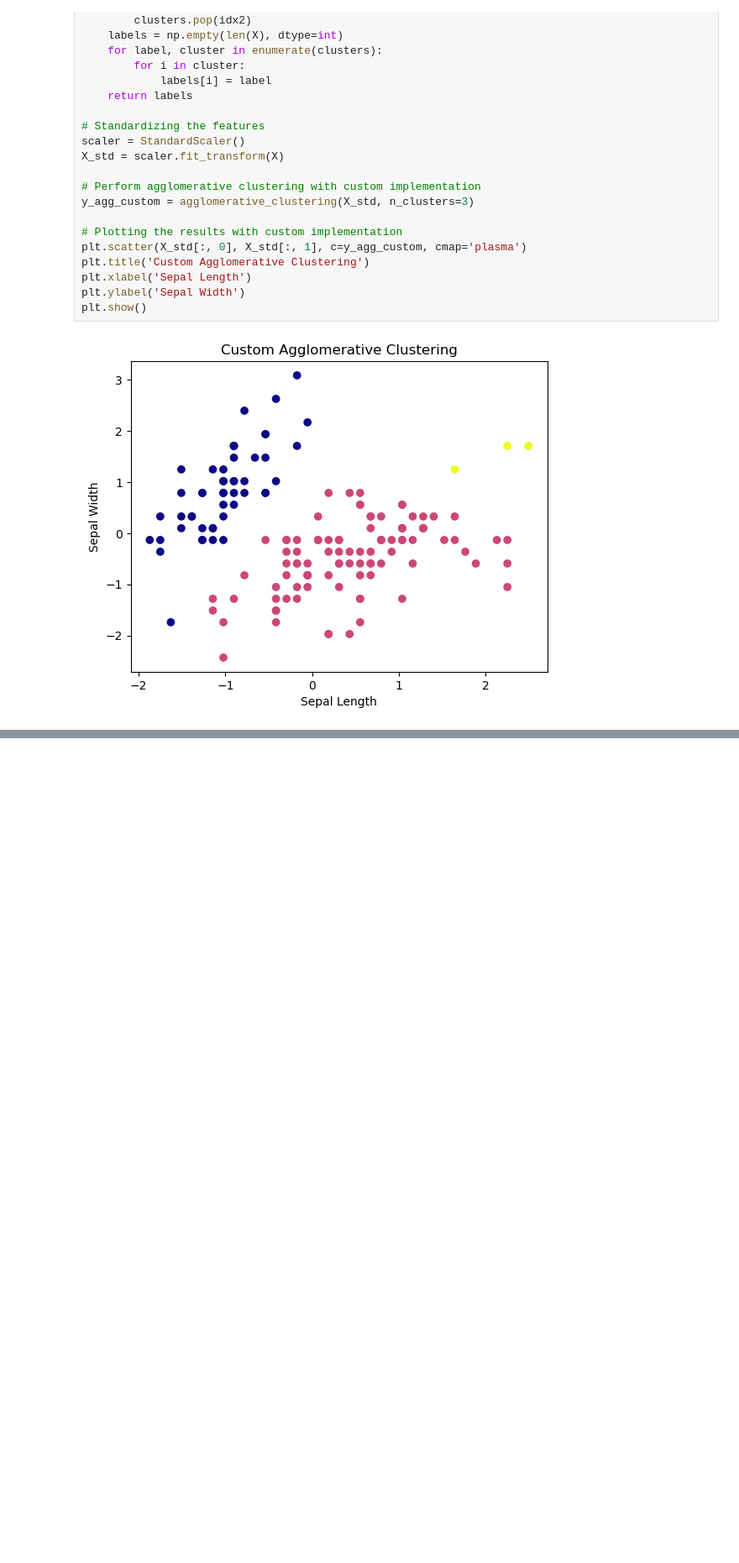
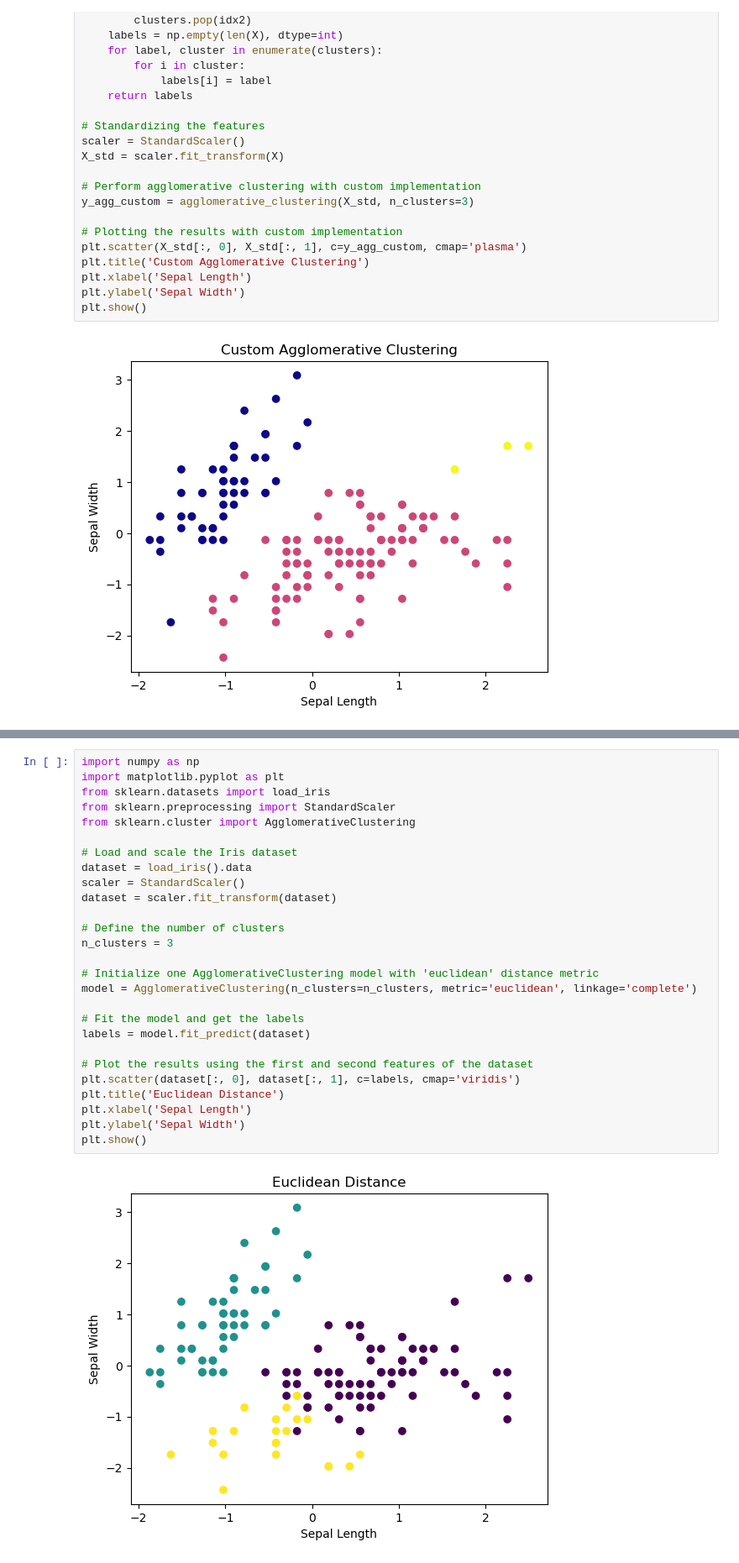
Before and after one commit to Amoako419/Clustering, a Jupyter notebook: Hierarchical_clustering.ipynb, the cells around one changed output, grey strips where cells are left out. Shown at 84% size. Drawn from its saved outputs; the diff is of its cells as text; blank space fills up the shorter version.

```diff
--- a/Hierarchical_clustering.ipynb
+++ b/Hierarchical_clustering.ipynb
@@ -141,0 +195,29 @@ plt.show()
+# %%
+import numpy as np
+import matplotlib.pyplot as plt
+from sklearn.datasets import load_iris
+from sklearn.preprocessing import StandardScaler
+from sklearn.cluster import AgglomerativeClustering
+
+# Load and scale the Iris dataset
+dataset = load_iris().data
+scaler = StandardScaler()
+dataset = scaler.fit_transform(dataset)
+
+# Define the number of clusters
+n_clusters = 3
+
+# Initialize one AgglomerativeClustering model with 'euclidean' distance metric
+model = AgglomerativeClustering(n_clusters=n_clusters, metric='euclidean', linkage='complete')
+
+# Fit the model and get the labels
+labels = model.fit_predict(dataset)
+
+# Plot the results using the first and second features of the dataset
+plt.scatter(dataset[:, 0], dataset[:, 1], c=labels, cmap='viridis')
+plt.title('Euclidean Distance')
+plt.xlabel('Sepal Length')
+plt.ylabel('Sepal Width')
+plt.show()
+# %% [output]
+[figure, added]
```
Also changed, not shown: parts of 3 cells of this notebook, 1 other file.
